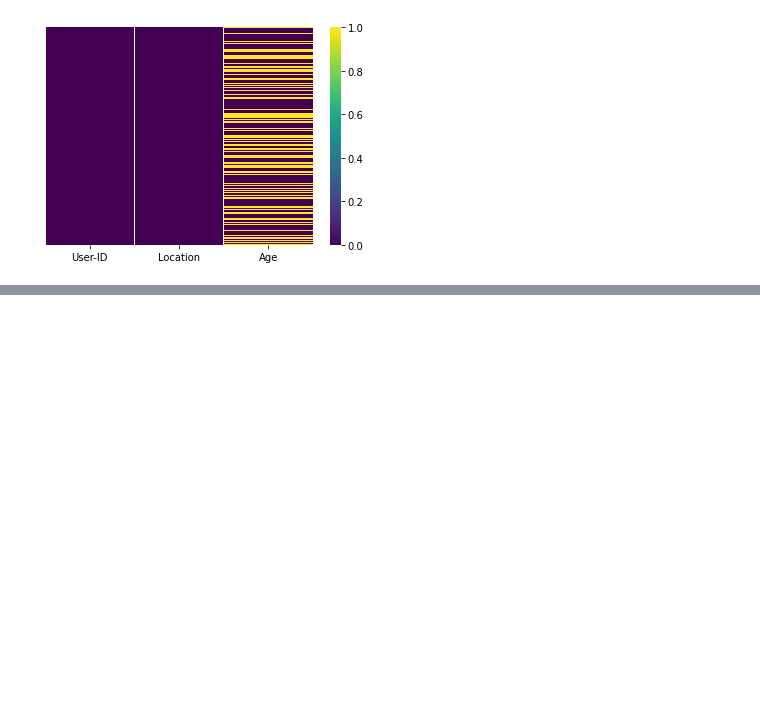
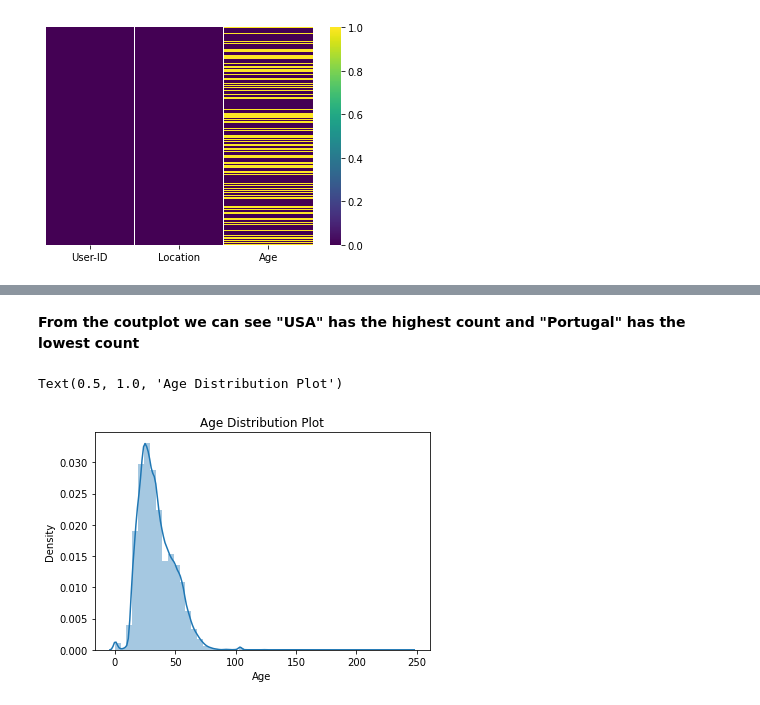
Before and after one commit to Robin-Rego/Book_Recommendation_System, a Jupyter notebook: Book_Recommendation_System.ipynb, the cells around one changed output, grey strips where cells are left out. Cells and saved outputs as stored; diff of their text form; code cells hidden in the pictures; blank space fills up the shorter version.

```diff
--- a/Book_Recommendation_System.ipynb
+++ b/Book_Recommendation_System.ipynb
@@ -209,0 +330,9 @@ sns.heatmap(df_users.isnull(), yticklabels = False, cmap = 'viridis')
+# %% [markdown]
+**From the coutplot we can see "USA" has the highest count and "Portugal" has the lowest count**
+# %%
+#Lets plot distribution Distplot for Age column
+sns.distplot(df_users.Age)
+plt.title('Age Distribution Plot')
+# %% [output]
+Text(0.5, 1.0, 'Age Distribution Plot')
+[figure, added]
```
Also changed, not shown: parts of 34 cells of this notebook.
